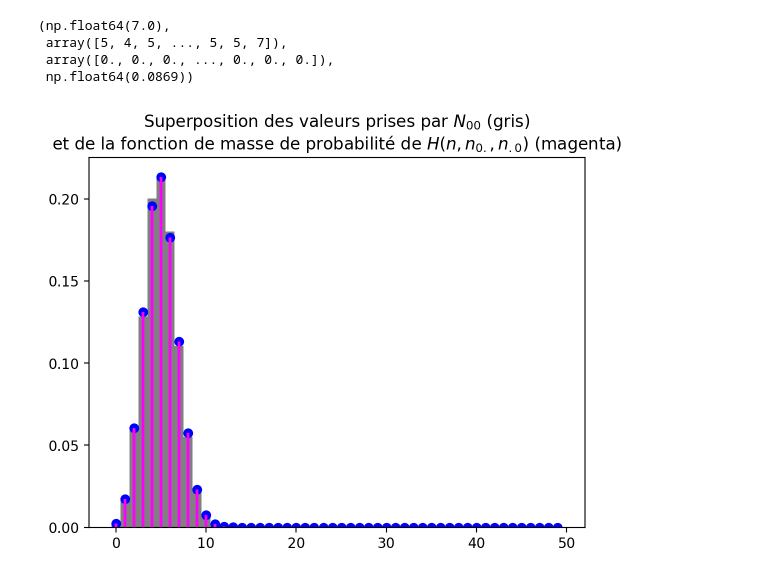
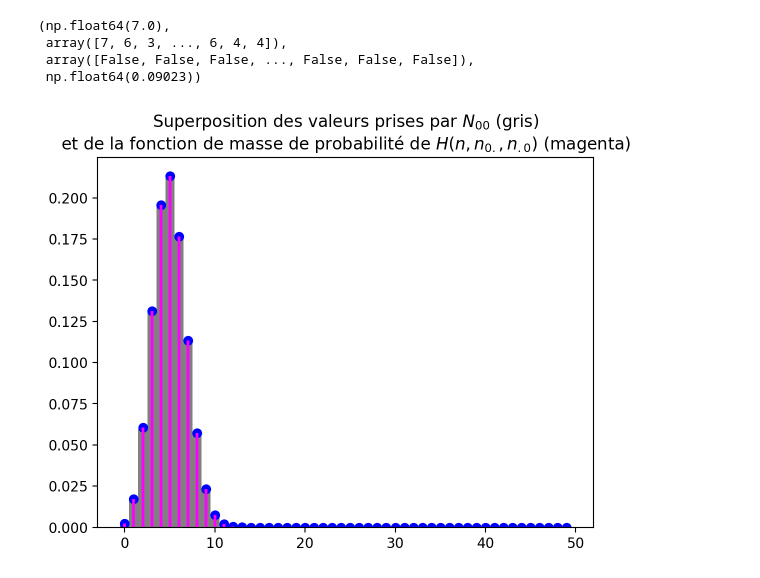
Before and after one commit to Tsarai137/Stage-L2, a Jupyter notebook: Projet_Stat.ipynb, the cells around one changed output. Cells and saved outputs as stored; diff of their text form; code cells hidden in the pictures.

```diff
--- a/Projet_Stat.ipynb
+++ b/Projet_Stat.ipynb
@@ -7,29 +11,24 @@ import matplotlib.pyplot as plt
 # %%
 def conditionnal_test_under_null(alpha,n,n0_,n_0,B,plot=True):
     loi= hypergeom(n, n0_,n_0)
     crit=loi.ppf(1-alpha)
     tirages=loi.rvs(size=B)
-    res=np.ones(len(tirages))
-    for i in range(B):
-        if tirages[i]>crit:
-            res[i]=1
-        else:
-            res[i]=0
+    res=tirages>crit
     if plot:
         k = np.arange(0,max(n0_,n_0))
         pk = loi.pmf(k)
         plt.hist(tirages,density=True,bins=np.arange(min(k),max(k)+2)-0.5,histtype='bar',color="grey")
         plt.plot(k, pk, 'bo')
         plt.vlines(k, 0, pk, lw=2,color="magenta")
     plt.title("Superposition des valeurs prises par $N_{00}$ (gris)\n"
               "et de la fonction de masse de probabilité de $H(n,n_{0.},n_{.0})$ (magenta)")
     return(crit,tirages,res,(1/B)*sum(res))
 
-conditionnal_test_under_null(0.1,200,20,50,10000)
+conditionnal_test_under_null(0.1,200,20,50,100000)
 # %% [output]
 (np.float64(7.0),
- array([5, 4, 5, ..., 5, 5, 7]),
- array([0., 0., 0., ..., 0., 0., 0.]),
- np.float64(0.0869))
+ array([7, 6, 3, ..., 6, 4, 4]),
+ array([False, False, False, ..., False, False, False]),
+ np.float64(0.09023))
-[figure, old version]
+[figure, new version]
 # %%
```
Also changed, not shown: parts of 12 cells of this notebook.
